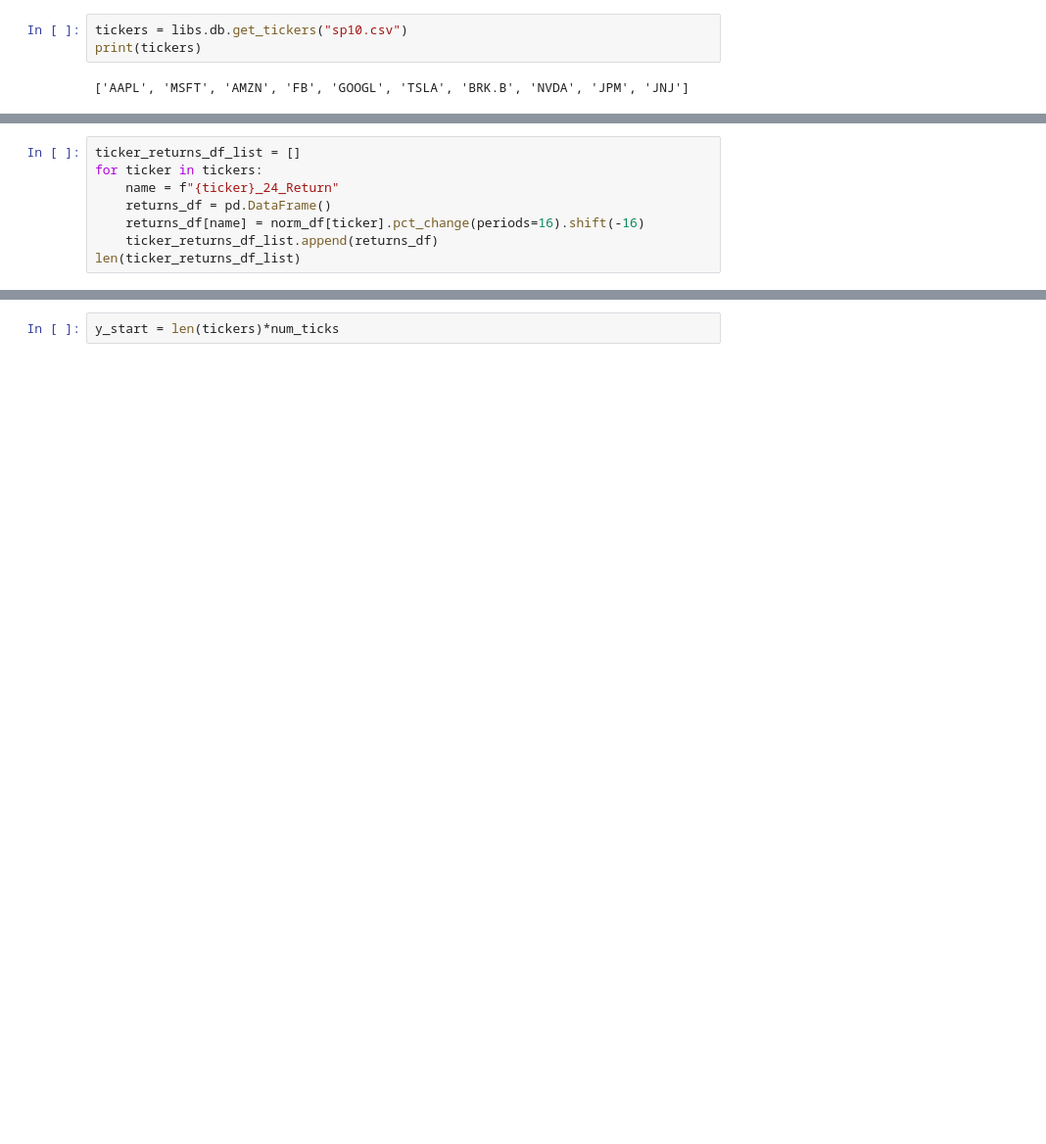
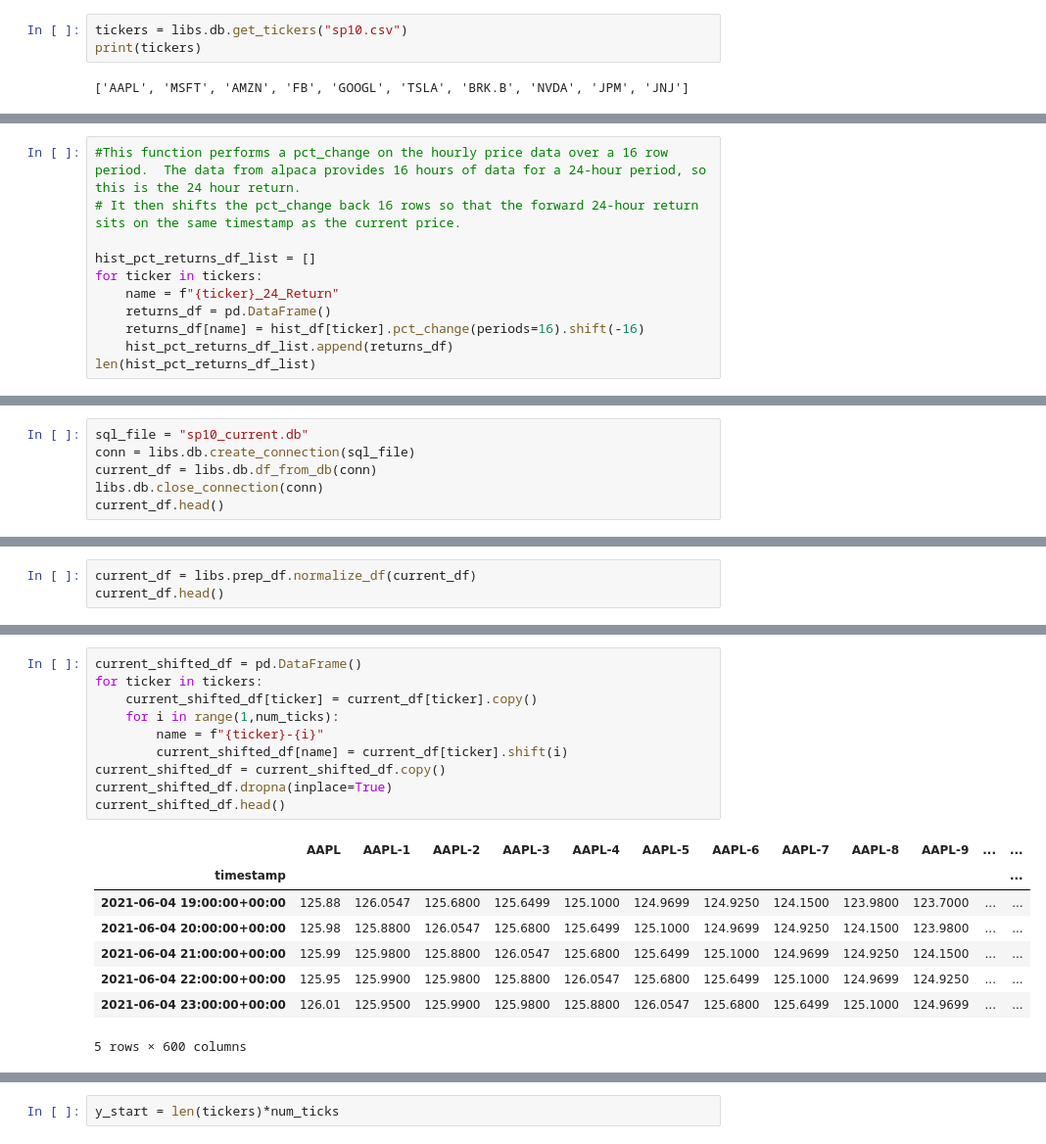
Before and after one commit to BaldHeads/alpha_gen, a Jupyter notebook: scratch/ten_stocks.ipynb, the cells around one changed output, grey strips where cells are left out. Shown: that part at 98% size. Saved outputs shown, nothing was run; the diff lists cells and outputs as text; blank space fills up the shorter version.

```diff
--- a/scratch/ten_stocks.ipynb
+++ b/scratch/ten_stocks.ipynb
@@ -39,10 +48,2 @@ ticker_shifted_df.shape
 # %% [output]
 (17080, 600)
-# %%
-ticker_returns_df_list = []
-for ticker in tickers:
-    name = f"{ticker}_24_Return"
-    returns_df = pd.DataFrame()
-    returns_df[name] = norm_df[ticker].pct_change(periods=16).shift(-16)
-    ticker_returns_df_list.append(returns_df)
-len(ticker_returns_df_list)
@@ -56,0 +50,11 @@ b
+# %%
+#This function performs a pct_change on the hourly price data over a 16 row period.  The data from alpaca provides 16 hours of data for a 24-hour period, so this is the 24 hour return.
+# It then shifts the pct_change back 16 rows so that the forward 24-hour return sits on the same timestamp as the current price.
+
+hist_pct_returns_df_list = []
+for ticker in tickers:
+    name = f"{ticker}_24_Return"
+    returns_df = pd.DataFrame()
+    returns_df[name] = hist_df[ticker].pct_change(periods=16).shift(-16)
+    hist_pct_returns_df_list.append(returns_df)
+len(hist_pct_returns_df_list)
@@ -56,0 +63,6 @@ b
+# %%
+sql_file = "sp10_current.db"
+conn = libs.db.create_connection(sql_file)
+current_df = libs.db.df_from_db(conn)
+libs.db.close_connection(conn)
+current_df.head()
@@ -56,0 +76,3 @@ b
+# %%
+current_df = libs.prep_df.normalize_df(current_df)
+current_df.head()
@@ -57 +87,20 @@ b
+# %%
+current_shifted_df = pd.DataFrame()
+for ticker in tickers:
+    current_shifted_df[ticker] = current_df[ticker].copy()
+    for i in range(1,num_ticks):
+        name = f"{ticker}-{i}"
+        current_shifted_df[name] = current_df[ticker].shift(i)
+current_shifted_df = current_shifted_df.copy()
+current_shifted_df.dropna(inplace=True)
+current_shifted_df.head()
+# %% [output]
+|  | AAPL | AAPL-1 | AAPL-2 | AAPL-3 | AAPL-4 | AAPL-5 | AAPL-6 | AAPL-7 | AAPL-8 | AAPL-9 | ... | ... |
+| timestamp |  |  |  |  |  |  |  |  |  |  |  | ... |
+| 2021-06-04 19:00:00+00:00 | 125.88 | 126.0547 | 125.6800 | 125.6499 | 125.1000 | 124.9699 | 124.9250 | 124.1500 | 123.9800 | 123.7000 | ... | ... |
+| 2021-06-04 20:00:00+00:00 | 125.98 | 125.8800 | 126.0547 | 125.6800 | 125.6499 | 125.1000 | 124.9699 | 124.9250 | 124.1500 | 123.9800 | ... | ... |
+| 2021-06-04 21:00:00+00:00 | 125.99 | 125.9800 | 125.8800 | 126.0547 | 125.6800 | 125.6499 | 125.1000 | 124.9699 | 124.9250 | 124.1500 | ... | ... |
+| 2021-06-04 22:00:00+00:00 | 125.95 | 125.9900 | 125.9800 | 125.8800 | 126.0547 | 125.6800 | 125.6499 | 125.1000 | 124.9699 | 124.9250 | ... | ... |
+| 2021-06-04 23:00:00+00:00 | 126.01 | 125.9500 | 125.9900 | 125.9800 | 125.8800 | 126.0547 | 125.6800 | 125.6499 | 125.1000 | 124.9699 | ... | ... |
+5 rows × 600 columns
 # %%
```
Also changed, not shown: parts of 14 cells of this notebook, 4 other files.
